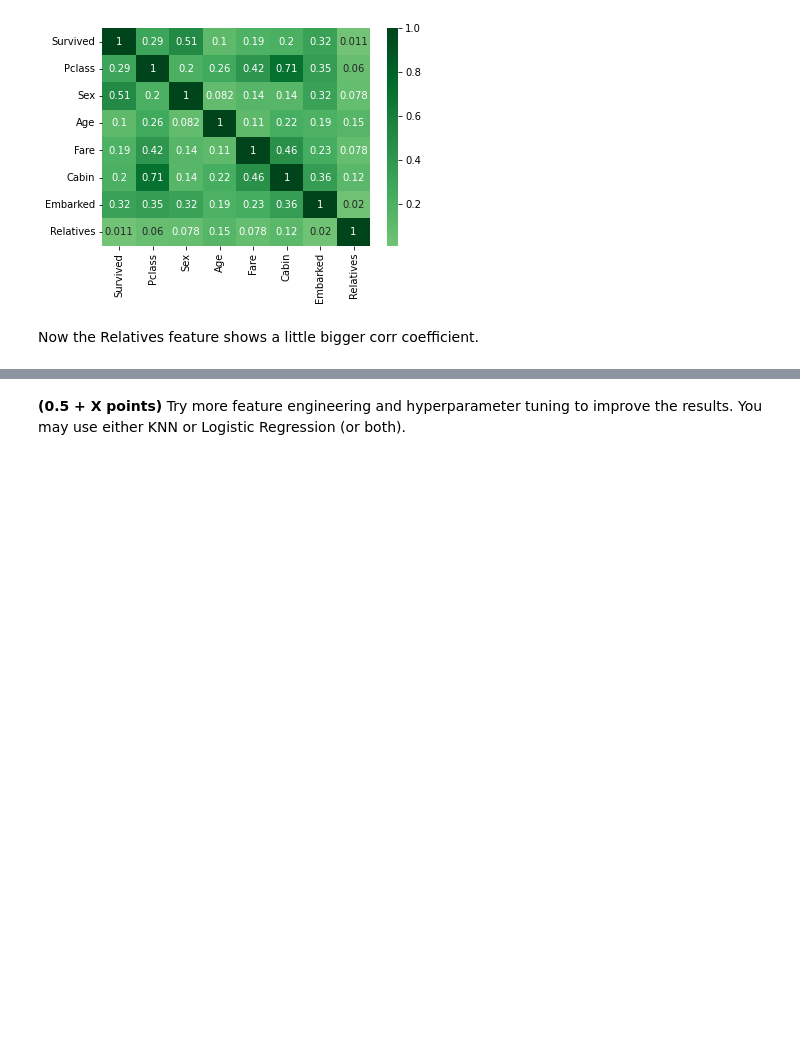
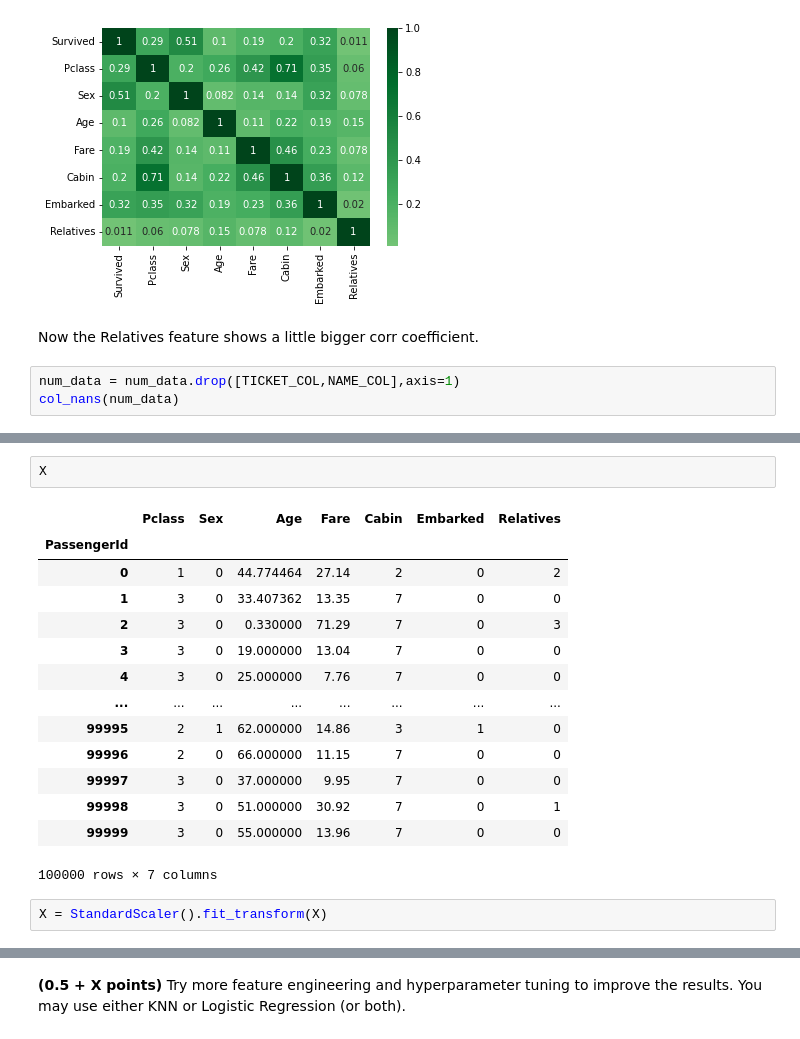
Before and after one commit to WioWio/ML-intro-Wio-2, a Jupyter notebook: hw_classification.ipynb, the cells around one changed output, grey strips where cells are left out. Saved outputs shown, nothing was run; the diff lists cells and outputs as text; blank space fills up the shorter version.

```diff
--- a/hw_classification.ipynb
+++ b/hw_classification.ipynb
@@ -768,3 +767,6 @@ sns.heatmap(abs(num_data.corr()),center=0,annot=True,cmap='Greens')
 [figure]
 # %% [markdown]
 Now the Relatives feature shows a little bigger corr coefficient.
+# %%
+num_data = num_data.drop([TICKET_COL,NAME_COL],axis=1)
+col_nans(num_data)
@@ -770,0 +808,19 @@ Now the Relatives feature shows a little bigger corr coefficient.
+# %%
+X
+# %% [output]
+|  | Pclass | Sex | Age | Fare | Cabin | Embarked | Relatives |
+| PassengerId |  |  |  |  |  |  |  |
+| 0 | 1 | 0 | 44.774464 | 27.14 | 2 | 0 | 2 |
+| 1 | 3 | 0 | 33.407362 | 13.35 | 7 | 0 | 0 |
+| 2 | 3 | 0 | 0.330000 | 71.29 | 7 | 0 | 3 |
+| 3 | 3 | 0 | 19.000000 | 13.04 | 7 | 0 | 0 |
+| 4 | 3 | 0 | 25.000000 | 7.76 | 7 | 0 | 0 |
+| ... | ... | ... | ... | ... | ... | ... | ... |
+| 99995 | 2 | 1 | 62.000000 | 14.86 | 3 | 1 | 0 |
+| 99996 | 2 | 0 | 66.000000 | 11.15 | 7 | 0 | 0 |
+| 99997 | 3 | 0 | 37.000000 | 9.95 | 7 | 0 | 0 |
+| 99998 | 3 | 0 | 51.000000 | 30.92 | 7 | 0 | 1 |
+| 99999 | 3 | 0 | 55.000000 | 13.96 | 7 | 0 | 0 |
+100000 rows × 7 columns
+# %%
+X = StandardScaler().fit_transform(X)
```
Also changed, not shown: parts of 38 cells of this notebook.
